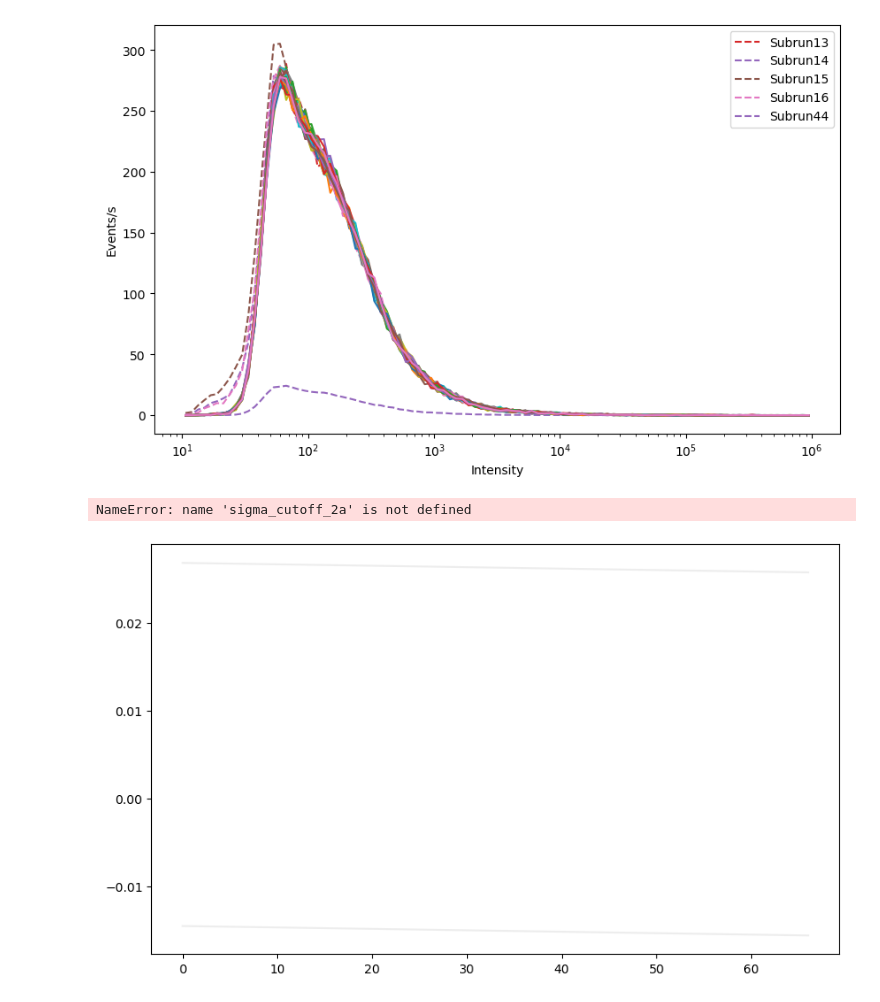
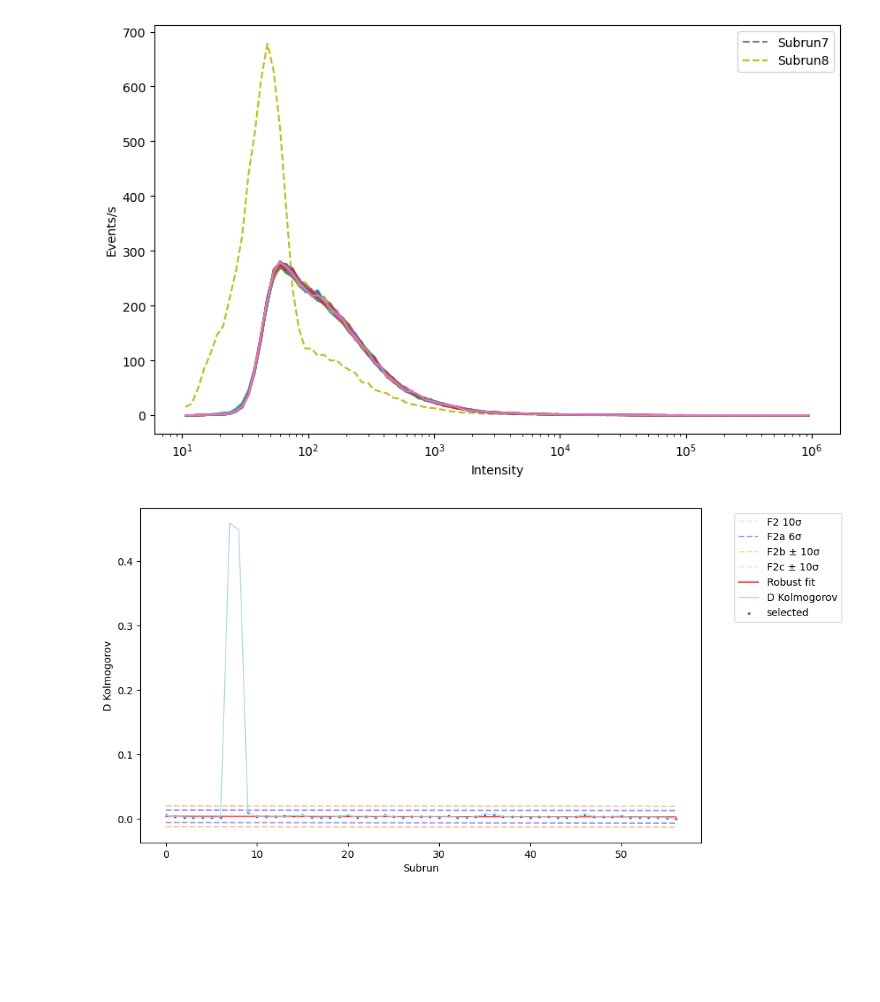
Before and after one commit to andreaprogram/Search-for-anomalous-events-in-LST-1-observations, a Jupyter notebook: Notebooks/filters_results.ipynb, the cells around one changed output. Saved outputs shown, nothing was run; the diff lists cells and outputs as text; code cells hidden in the pictures; blank space fills up the shorter version.

```diff
--- a/Notebooks/filters_results.ipynb
+++ b/Notebooks/filters_results.ipynb
@@ -63,7 +63,7 @@ def robust_fitt(x, y, z_thresh=3.5):
             "intercept": intercept, "u_intercept": u_intercept,
             "good_points": good_points, "good_mask": good_masks, "valid": valid, "R2": R2}
 
-run_id = 20767
+run_id = 24704
 
 # READING RESULTS -------------------------------------------------------------------------------------------------------------------------------
 b = tables.open_file(r"/data/cta/users-ifae/summer_students/agl/checks_h5/checks_Run{run_id}.h5".format(run_id= run_id))
@@ -130,7 +134,7 @@ Checks:
 # %%
 # FILTERS REVISION-------------------------------------------------------------------------------------------------------------------------------------------
-#a = tables.open_file("/data/cta/users-ifae/summer_students/agl/datacheck_dl1_LST-1.Run24704.h5")
-a = tables.open_file(r"/data/cta/users-ifae/moralejo/CTA/summer_student_2026/datacheck/ALL_h5/datacheck_dl1_LST-1.Run{run_id}.h5".format(run_id= run_id))
+a = tables.open_file("/data/cta/users-ifae/summer_students/agl/datacheck_dl1_LST-1.Run24704.h5")
+#a = tables.open_file(r"/data/cta/users-ifae/moralejo/CTA/summer_student_2026/datacheck/ALL_h5/datacheck_dl1_LST-1.Run{run_id}.h5".format(run_id= run_id))
 
 subruns = a.root.dl1datacheck.cosmics.col('subrun_index')[:-1] #0,1,...,57 number of subruns in this run
 n_subruns = len(subruns)
@@ -176,8 +180,10 @@ for s in range(0, n_subruns-1):
 
 #Do a robust fit of D to select the good points
 D_robust_fit = robust_fitt(subruns, D.reshape(-1, 1))
-sigma_cutoff_2 = 10 # for the selection criteria
-
+sigma_cutoff_2 = 10
+sigma_cutoff_2a = 6
+sigma_cutoff_2b = 10
+sigma_cutoff_2c = 10
 D_good = D_robust_fit["good_points"][0][1]  # y-selected values for this column
 D_fit = D_robust_fit["fit"].flatten()
 
@@ -189,45 +195,44 @@ sigma_2 = np.std(D_good - D_fit_good) # calculate the sigma for those good point
 # This is not a Poisson process therefore we cannot treat it as such
 
 # PLOT INTENSITIES
 checks = b.root.general.cosmics.col("subrun_index")
 plt.figure(figsize=(10, 6))
 
 for s in range(hist_intensity.shape[0]):
     event_rate_i = hist_intensity[s] / time[s]
     if s in checks:
         plt.plot(intensity, event_rate_i, linestyle='--', label=f'Subrun{s}')
     else:
          plt.plot(intensity, event_rate_i)
 
 plt.legend()
 plt.xlabel('Intensity')
 plt.ylabel('Events/s')
 plt.xscale('log')
 plt.show()
 
 # PLOT KOLMOGOROV
 plt.figure(figsize=(10, 6))
-plt.plot(subruns, D_fit + sigma_cutoff_2 * sigma_2, color='lightgray', alpha= 0.4, label=f'Fit ± {sigma_cutoff_2}σ F2')
-plt.plot(subruns, D_fit - sigma_cutoff_2 * sigma_2, color='lightgray', alpha= 0.4)
-plt.plot(subruns, D_fit + sigma_cutoff_2a * sigma_2, color='blue', alpha= 0.4, label=f'Fit ± {sigma_cutoff_2a}σ F2a')
-plt.plot(subruns, D_fit - sigma_cutoff_2a * sigma_2, color='blue', alpha= 0.4)
-plt.plot(subruns, D_fit + sigma_cutoff_2b * sigma_2, color='orange', alpha= 0.4, label=f'Fit ± {sigma_cutoff_2b}σ F2b')
-plt.plot(subruns, D_fit - sigma_cutoff_2b * sigma_2, color='orange', alpha= 0.4)
-plt.plot(subruns, D_fit + sigma_cutoff_2c * sigma_2, color='green', alpha= 0.4, label=f'Fit ± {sigma_cutoff_2c}σ F2b')
-plt.plot(subruns, D_fit - sigma_cutoff_2c * sigma_2, color='green', alpha= 0.4)
+plt.plot(subruns, D_fit + sigma_cutoff_2 * sigma_2, color='lightgray', linestyle='--', alpha= 0.4, label=f'F2 {sigma_cutoff_2}σ')
+plt.plot(subruns, D_fit - sigma_cutoff_2 * sigma_2, color='lightgray', linestyle='--', alpha= 0.4)
+plt.plot(subruns, D_fit + sigma_cutoff_2a * sigma_2, color='blue', linestyle='--', alpha= 0.4, label=f'F2a {sigma_cutoff_2a}σ')
+plt.plot(subruns, D_fit - sigma_cutoff_2a * sigma_2, color='blue', linestyle='--', alpha= 0.4)
+plt.plot(subruns, D_fit + sigma_cutoff_2b * sigma_2, color='orange', linestyle='--', alpha= 0.4, label=f'F2b ± {sigma_cutoff_2b}σ')
+plt.plot(subruns, D_fit - sigma_cutoff_2b * sigma_2, color='orange', linestyle='--', alpha= 0.4)
+plt.plot(subruns, D_fit + sigma_cutoff_2c * sigma_2, color='pink', linestyle='--', alpha= 0.4, label=f'F2c ± {sigma_cutoff_2c}σ')
+plt.plot(subruns, D_fit - sigma_cutoff_2c * sigma_2, color='pink', linestyle='--', alpha= 0.4)
 
 
-plt.plot(subruns, D_fit, label='Robust fit', color='red', linestyle='--')
+plt.plot(subruns, D_fit, label='Robust fit', alpha=0.7, color='red')
 plt.plot(subruns, D, linewidth=1, color='lightblue', label='D Kolmogorov')
 plt.scatter(D_robust_fit["good_points"][0][0], D_robust_fit["good_points"][0][1], label='selected', s=3)
 plt.xlabel('Subrun')
 plt.ylabel('D Kolmogorov')
 plt.legend(bbox_to_anchor=(1.05, 1), loc='upper left')
 plt.show()
 # %% [output]
-[figure, old version]
+[figure, new version]
-NameError: name 'sigma_cutoff_2a' is not defined
-[figure, old version]
+[figure, new version]
 # %%
 
 for i in checks:
```
Also changed, not shown: parts of 6 cells of this notebook.
